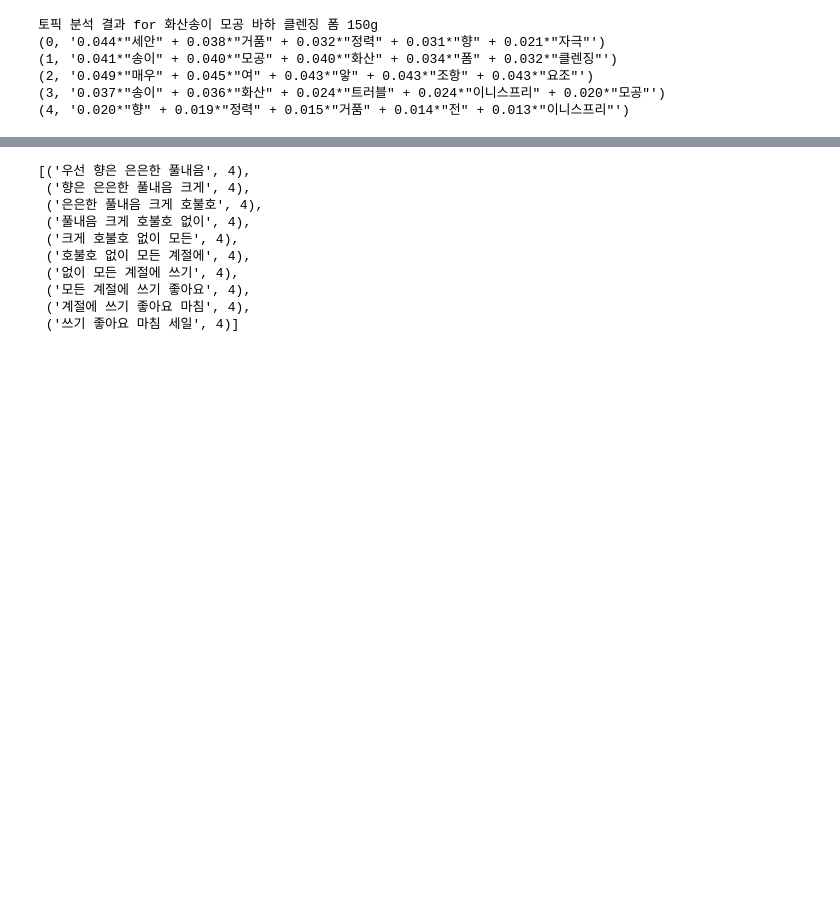
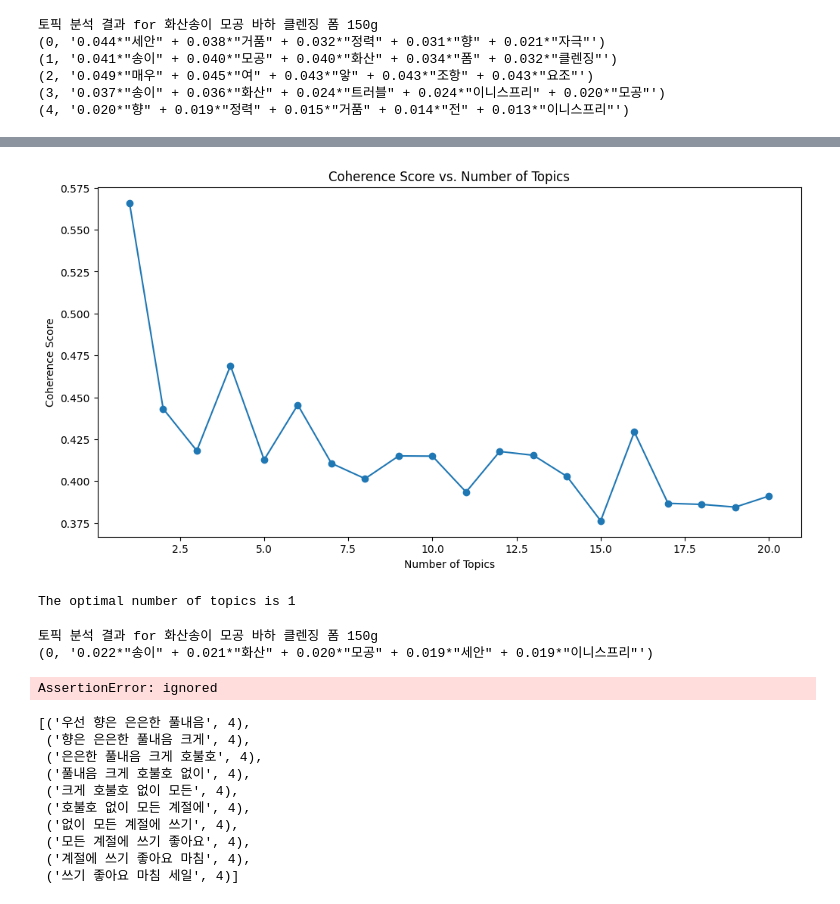
Before and after one commit to hwasajo-project-team4/final_project, a Jupyter notebook: 추천/베이스라인코드6_전승원.ipynb, the cells around one changed output, grey strips where cells are left out. Saved outputs shown, nothing was run; the diff lists cells and outputs as text; code cells hidden in the pictures; blank space fills up the shorter version.

```diff
--- a/추천/베이스라인코드6_전승원.ipynb
+++ b/추천/베이스라인코드6_전승원.ipynb
@@ -990,3 +987,41 @@ for product in unique_products:
 (2, '0.049*"매우" + 0.045*"여" + 0.043*"앟" + 0.043*"조항" + 0.043*"요조"')
 (3, '0.037*"송이" + 0.036*"화산" + 0.024*"트러블" + 0.024*"이니스프리" + 0.020*"모공"')
 (4, '0.020*"향" + 0.019*"정력" + 0.015*"거품" + 0.014*"전" + 0.013*"이니스프리"')
+# %%
+from gensim.models import CoherenceModel
+import matplotlib.pyplot as plt
+
+def find_optimal_num_topics(dictionary, corpus, texts, limit=20):
+    coherence_values = []
+    model_list = []
+    for num_topics in range(1, limit + 1):
+        # LDA 모델 생성
+        model = models.ldamodel.LdaModel(corpus=corpus, id2word=dictionary, num_topics=num_topics)
+        model_list.append(model)
+        # 응집도 계산
+        coherence_model = CoherenceModel(model=model, texts=texts, dictionary=dictionary, coherence='c_v')
+        coherence_values.append(coherence_model.get_coherence())
+
+    return model_list, coherence_values
+
+def plot_coherence(coherence_values, limit=20):
+    x = range(1, limit + 1)
+    plt.figure(figsize=(12, 6))
+    plt.plot(x, coherence_values, marker='o')
+    plt.xlabel("Number of Topics")
+    plt.ylabel("Coherence Score")
+    plt.title("Coherence Score vs. Number of Topics")
+    plt.show()
+
+unique_products = df['상품명'].unique()
+product = unique_products[0]
+sub_df = df[df['상품명'] == product]
+texts = sub_df['리뷰_전처리'].tolist()
+dictionary = corpora.Dictionary(texts)
+corpus = [dictionary.doc2bow(text) for text in texts]
+
+model_list, coherence_values = find_optimal_num_topics(dictionary, corpus, texts)
+plot_coherence(coherence_values)
+optimal_num_topics = coherence_values.index(max(coherence_values)) + 1  # 토픽이 1부터 시작하므로 +1
+print(f"The optimal number of topics is {optimal_num_topics}")
+# %% [output]
@@ -993,3 +1048,21 @@ for product in unique_products:
+[figure, added]
+The optimal number of topics is 1
+# %%
+lda_model = models.ldamodel.LdaModel(corpus, num_topics=optimal_num_topics, id2word=dictionary, passes=15)
+
+print(f"토픽 분석 결과 for {product}")
+topics = lda_model.print_topics(num_words=5)
+for topic in topics:
+    print(topic)
+
+# 시각화
+vis = pyLDAvis.gensim.prepare(lda_model, corpus, dictionary)
+pyLDAvis.display(vis)
+# pyLDAvis.save_html(vis, f"{product}_lda.html")
+# %% [output]
+토픽 분석 결과 for 화산송이 모공 바하 클렌징 폼 150g
+(0, '0.022*"송이" + 0.021*"화산" + 0.020*"모공" + 0.019*"세안" + 0.019*"이니스프리"')
+AssertionError: ignored
 # %%
 selected_product = "히알루론 모이스춰 수분크림 100ml"
 reviews_df = df[df['상품명'] == selected_product]
```
Also changed, not shown: parts of 2 cells of this notebook.
